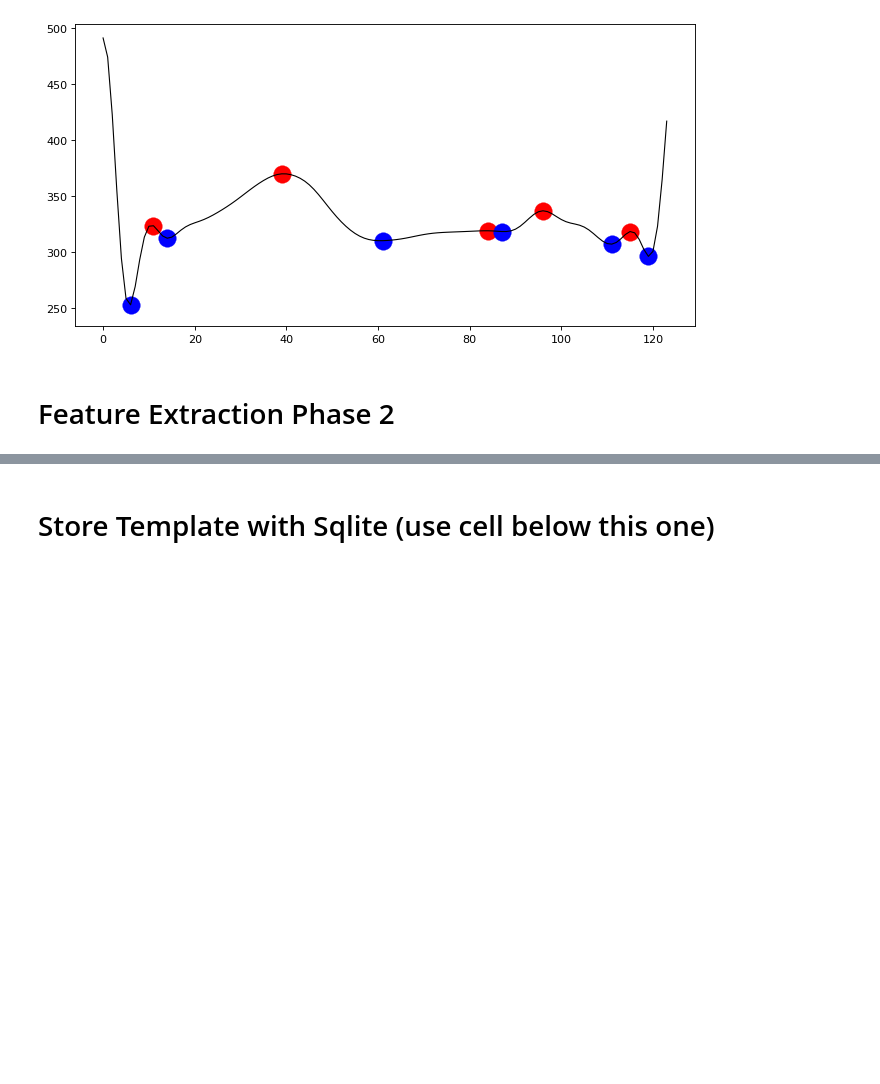
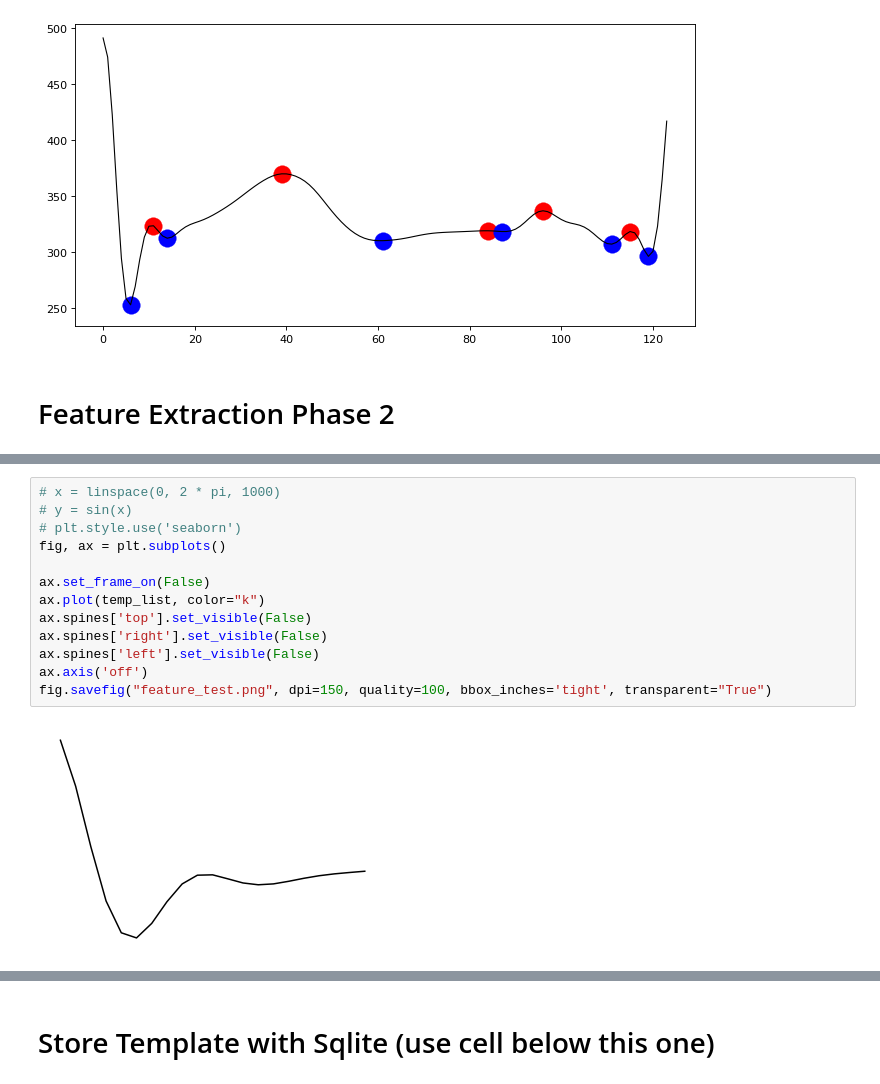
Before and after one commit to Gr-Anderson/FYP, a Jupyter notebook: testing_code/presentation/Project_Presentation.ipynb, the cells around one changed output, grey strips where cells are left out. Cells and saved outputs as stored; diff of their text form; blank space fills up the shorter version.

```diff
--- a/testing_code/presentation/Project_Presentation.ipynb
+++ b/testing_code/presentation/Project_Presentation.ipynb
@@ -269,0 +284,15 @@ plt.plot(temp_list, color="#000000", linewidth=1)
+# %%
+# x = linspace(0, 2 * pi, 1000)
+# y = sin(x)
+# plt.style.use('seaborn')
+fig, ax = plt.subplots()
+
+ax.set_frame_on(False)
+ax.plot(temp_list, color="k")
+ax.spines['top'].set_visible(False)
+ax.spines['right'].set_visible(False)
+ax.spines['left'].set_visible(False)
+ax.axis('off')
+fig.savefig("feature_test.png", dpi=150, quality=100, bbox_inches='tight', transparent="True")
+# %% [output]
+[figure, added]
```
Also changed, not shown: parts of 14 cells of this notebook, 15 other files.
